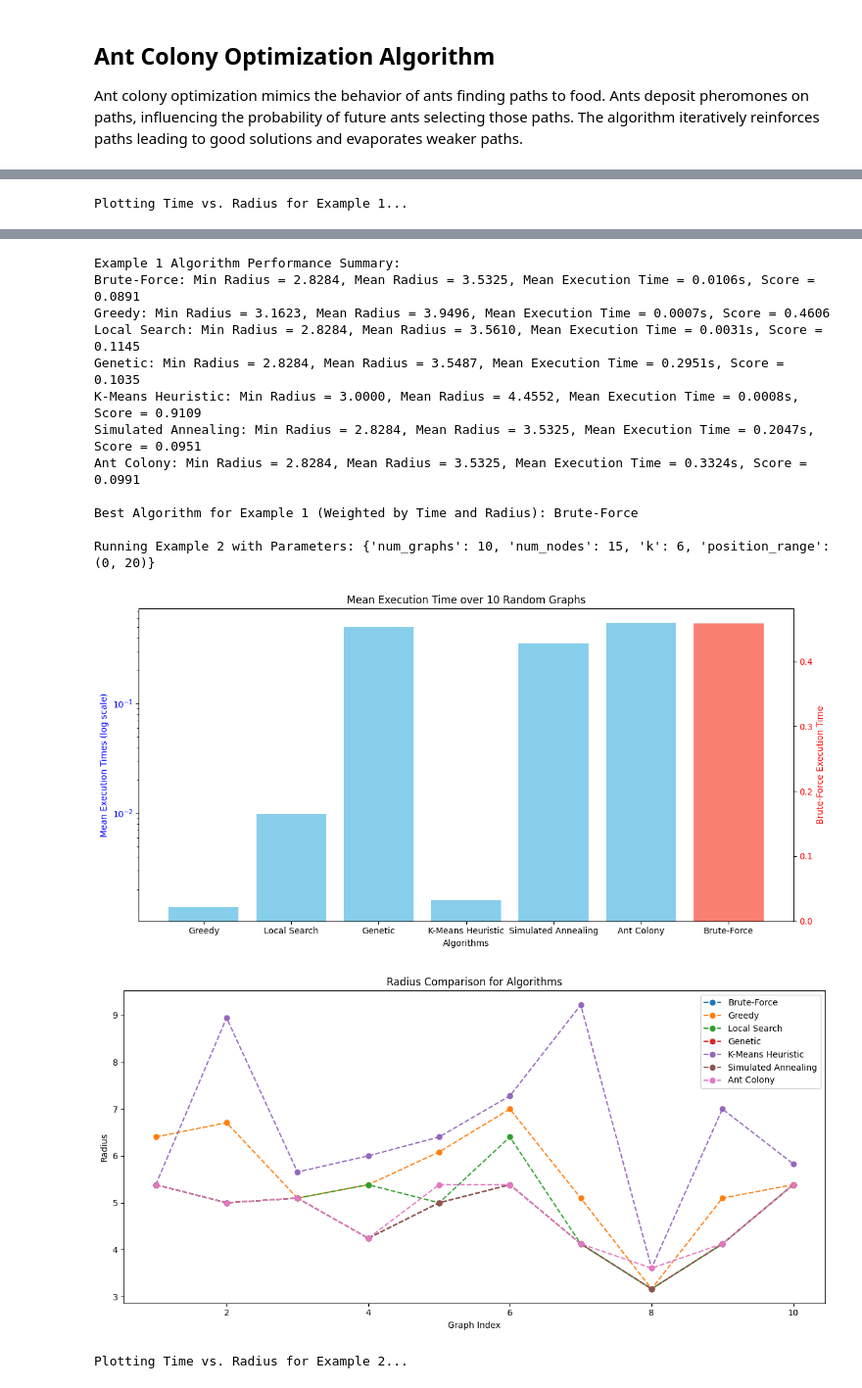
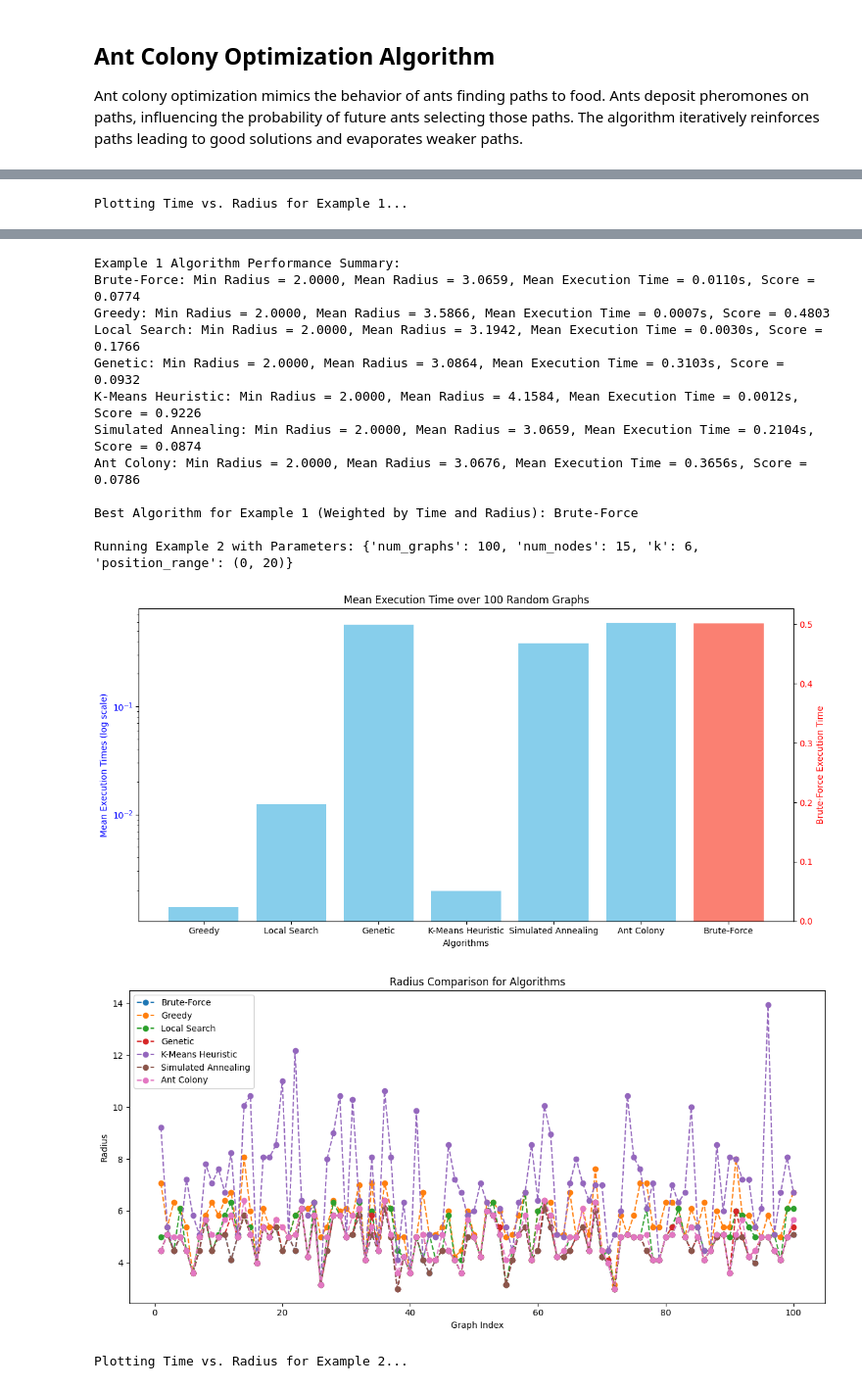
Before and after one commit to Jovan21037/RI-project, a Jupyter notebook: src/algorithms.ipynb, the cells around one changed output, grey strips where cells are left out. Shown at 98% size. Cells and saved outputs as stored; diff of their text form; code cells hidden in the pictures.

```diff
--- a/src/algorithms.ipynb
+++ b/src/algorithms.ipynb
@@ -465,9 +465,9 @@ def calculate_best_algorithm(radius_results, execution_times, time_limit=1.0):
 def main():
     # Define sets of parameters for three examples
     examples = [
-        {"num_graphs": 10, "num_nodes": 10, "k": 4, "position_range": (0, 10)},
-        {"num_graphs": 10, "num_nodes": 15, "k": 6, "position_range": (0, 20)},
-        {"num_graphs": 10, "num_nodes": 20, "k": 8, "position_range": (0, 30)},
+        {"num_graphs": 100, "num_nodes": 10, "k": 4, "position_range": (0, 10)},
+        {"num_graphs": 100, "num_nodes": 15, "k": 6, "position_range": (0, 20)},
+        {"num_graphs": 100, "num_nodes": 20, "k": 8, "position_range": (0, 30)},
     ]
 
     example_positions = [
@@ -560,15 +560,15 @@ Plotting Time vs. Radius for Example 1...
 Example 1 Algorithm Performance Summary:
-Brute-Force: Min Radius = 2.8284, Mean Radius = 3.5325, Mean Execution Time = 0.0106s, Score = 0.0891
-Greedy: Min Radius = 3.1623, Mean Radius = 3.9496, Mean Execution Time = 0.0007s, Score = 0.4606
-Local Search: Min Radius = 2.8284, Mean Radius = 3.5610, Mean Execution Time = 0.0031s, Score = 0.1145
-Genetic: Min Radius = 2.8284, Mean Radius = 3.5487, Mean Execution Time = 0.2951s, Score = 0.1035
-K-Means Heuristic: Min Radius = 3.0000, Mean Radius = 4.4552, Mean Execution Time = 0.0008s, Score = 0.9109
-Simulated Annealing: Min Radius = 2.8284, Mean Radius = 3.5325, Mean Execution Time = 0.2047s, Score = 0.0951
-Ant Colony: Min Radius = 2.8284, Mean Radius = 3.5325, Mean Execution Time = 0.3324s, Score = 0.0991
+Brute-Force: Min Radius = 2.0000, Mean Radius = 3.0659, Mean Execution Time = 0.0110s, Score = 0.0774
+Greedy: Min Radius = 2.0000, Mean Radius = 3.5866, Mean Execution Time = 0.0007s, Score = 0.4803
+Local Search: Min Radius = 2.0000, Mean Radius = 3.1942, Mean Execution Time = 0.0030s, Score = 0.1766
+Genetic: Min Radius = 2.0000, Mean Radius = 3.0864, Mean Execution Time = 0.3103s, Score = 0.0932
+K-Means Heuristic: Min Radius = 2.0000, Mean Radius = 4.1584, Mean Execution Time = 0.0012s, Score = 0.9226
+Simulated Annealing: Min Radius = 2.0000, Mean Radius = 3.0659, Mean Execution Time = 0.2104s, Score = 0.0874
+Ant Colony: Min Radius = 2.0000, Mean Radius = 3.0676, Mean Execution Time = 0.3656s, Score = 0.0786
 
 Best Algorithm for Example 1 (Weighted by Time and Radius): Brute-Force
 
-Running Example 2 with Parameters: {'num_graphs': 10, 'num_nodes': 15, 'k': 6, 'position_range': (0, 20)}
+Running Example 2 with Parameters: {'num_graphs': 100, 'num_nodes': 15, 'k': 6, 'position_range': (0, 20)}
-[figure, old version]
+[figure, new version]
-[figure, old version]
+[figure, new version]
 Plotting Time vs. Radius for Example 2...
```
Also changed, not shown: parts of 1 cell of this notebook, 1 other file.
